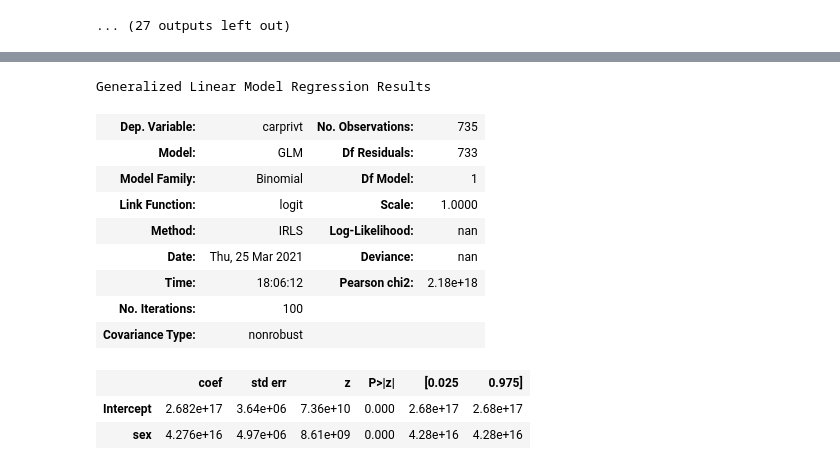
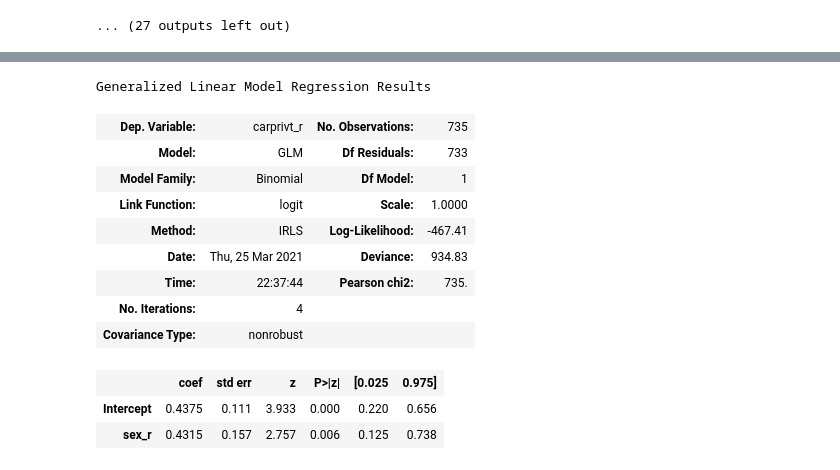
Before and after one commit to KathrynPanger/Consumer-Analysis, a Jupyter notebook: code/dataexplore.ipynb, the cells around one changed output, grey strips where cells are left out. Cells and saved outputs as stored; diff of their text form; code cells hidden in the pictures.

```diff
--- a/code/dataexplore.ipynb
+++ b/code/dataexplore.ipynb
@@ -345,20 +318,20 @@ import pandas as pd
 import statsmodels.api as sm
 import numpy as np
 # %%
-model = sm.GLM.from_formula("carprivt ~ sex", family = sm.families.Binomial(), data=reduced)
+model = sm.GLM.from_formula("carprivt_r ~ sex_r", family = sm.families.Binomial(), data=reduced)
 result = model.fit()
 result.summary()
 # %% [output]
 Generalized Linear Model Regression Results
-| Dep. Variable: | carprivt | No. Observations: | 735 |
+| Dep. Variable: | carprivt_r | No. Observations: | 735 |
 | Model: | GLM | Df Residuals: | 733 |
 | Model Family: | Binomial | Df Model: | 1 |
 | Link Function: | logit | Scale: | 1.0000 |
-| Method: | IRLS | Log-Likelihood: | nan |
-| Date: | Thu, 25 Mar 2021 | Deviance: | nan |
-| Time: | 18:06:12 | Pearson chi2: | 2.18e+18 |
-| No. Iterations: | 100 |  |  |
+| Method: | IRLS | Log-Likelihood: | -467.41 |
+| Date: | Thu, 25 Mar 2021 | Deviance: | 934.83 |
+| Time: | 22:37:44 | Pearson chi2: | 735. |
+| No. Iterations: | 4 |  |  |
 | Covariance Type: | nonrobust |  |  |
 |  | coef | std err | z | P>|z| | [0.025 | 0.975] |
-| Intercept | 2.682e+17 | 3.64e+06 | 7.36e+10 | 0.000 | 2.68e+17 | 2.68e+17 |
-| sex | 4.276e+16 | 4.97e+06 | 8.61e+09 | 0.000 | 4.28e+16 | 4.28e+16 |
+| Intercept | 0.4375 | 0.111 | 3.933 | 0.000 | 0.220 | 0.656 |
+| sex_r | 0.4315 | 0.157 | 2.757 | 0.006 | 0.125 | 0.738 |
```
Also changed, not shown: parts of 2 cells of this notebook, 1 other file.
